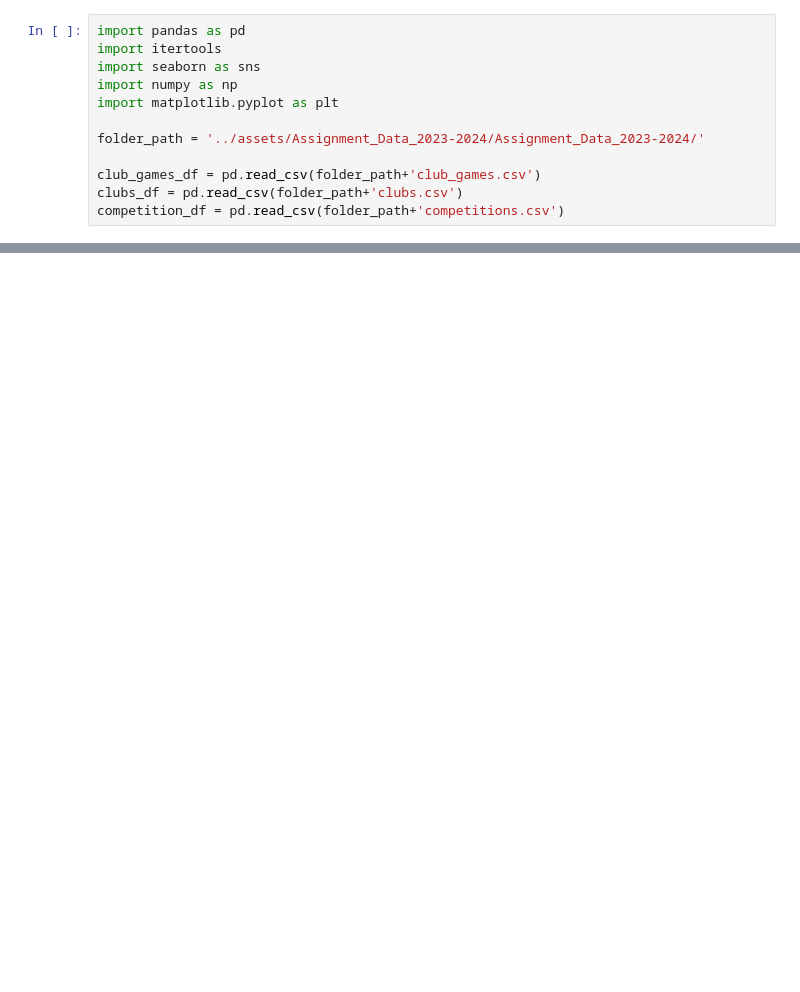
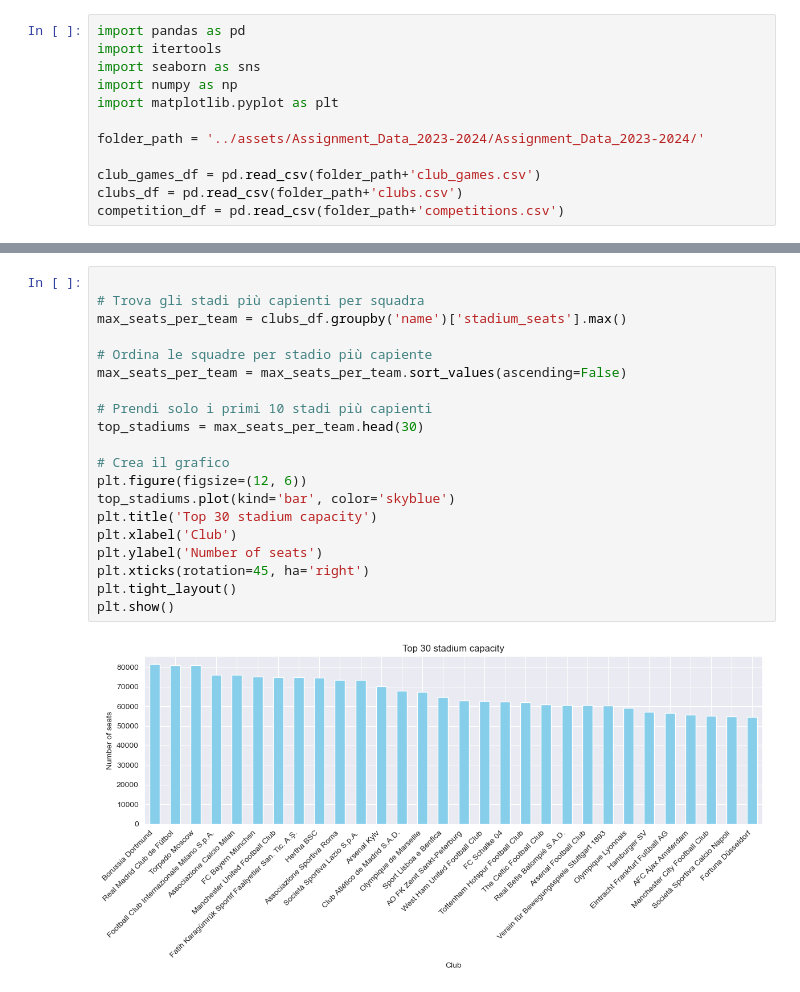
Before and after one commit to Edmi6163/Data_Analysis_part, a Jupyter notebook: src/clubs.ipynb, the cells around one changed output, grey strips where cells are left out. Saved outputs shown, nothing was run; the diff lists cells and outputs as text; blank space fills up the shorter version.

Commit message:
Update ,new Clubs graph

```diff
--- a/src/clubs.ipynb
+++ b/src/clubs.ipynb
@@ -60 +60,23 @@ for code in competition_codes:
 ... (14 outputs left out)
+# %%
+
+# Trova gli stadi più capienti per squadra
+max_seats_per_team = clubs_df.groupby('name')['stadium_seats'].max()
+
+# Ordina le squadre per stadio più capiente
+max_seats_per_team = max_seats_per_team.sort_values(ascending=False)
+
+# Prendi solo i primi 10 stadi più capienti
+top_stadiums = max_seats_per_team.head(30)
+
+# Crea il grafico
+plt.figure(figsize=(12, 6))
+top_stadiums.plot(kind='bar', color='skyblue')
+plt.title('Top 30 stadium capacity')
+plt.xlabel('Club')
+plt.ylabel('Number of seats')
+plt.xticks(rotation=45, ha='right')
+plt.tight_layout()
+plt.show()
+# %% [output]
+[figure, added]
```
Also changed, not shown: parts of 1 cell of this notebook.
